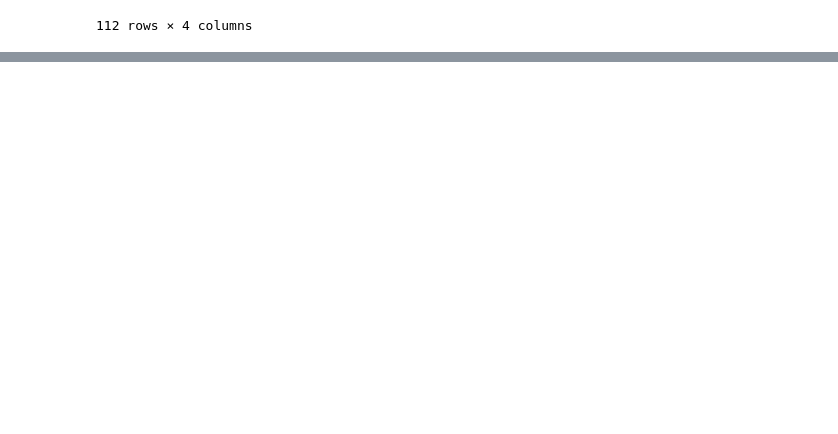
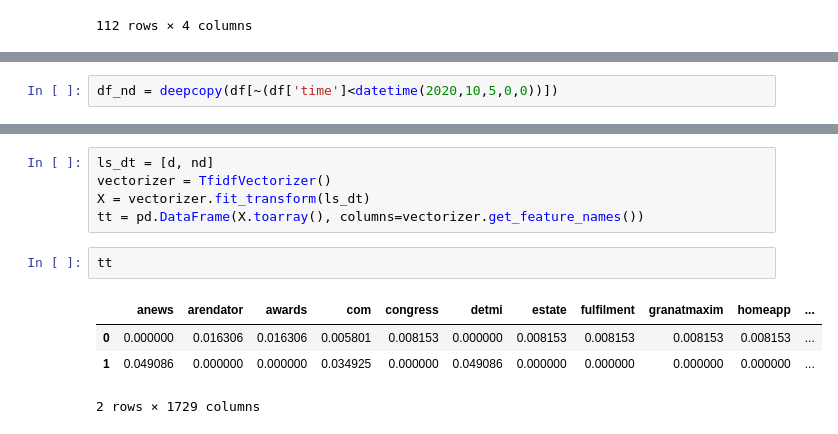
Before and after one commit to VityaVitalich/fb, a Jupyter notebook: NLP_fb.ipynb, the cells around one changed output, grey strips where cells are left out. Cells and saved outputs as stored; diff of their text form; blank space fills up the shorter version.

```diff
--- a/NLP_fb.ipynb
+++ b/NLP_fb.ipynb
@@ -347,0 +560,2 @@ df
+# %%
+df_nd = deepcopy(df[~(df['time']<datetime(2020,10,5,0,0))])
@@ -347,0 +572,12 @@ df
+# %%
+ls_dt = [d, nd]
+vectorizer = TfidfVectorizer()
+X = vectorizer.fit_transform(ls_dt)
+tt = pd.DataFrame(X.toarray(), columns=vectorizer.get_feature_names())
+# %%
+tt
+# %% [output]
+|  | anews | arendator | awards | com | congress | detmi | estate | fulfilment | granatmaxim | homeapp | ... |
+| 0 | 0.000000 | 0.016306 | 0.016306 | 0.005801 | 0.008153 | 0.000000 | 0.008153 | 0.008153 | 0.008153 | 0.008153 | ... |
+| 1 | 0.049086 | 0.000000 | 0.000000 | 0.034925 | 0.000000 | 0.049086 | 0.000000 | 0.000000 | 0.000000 | 0.000000 | ... |
+2 rows × 1729 columns
```
Also changed, not shown: parts of 38 cells of this notebook.
